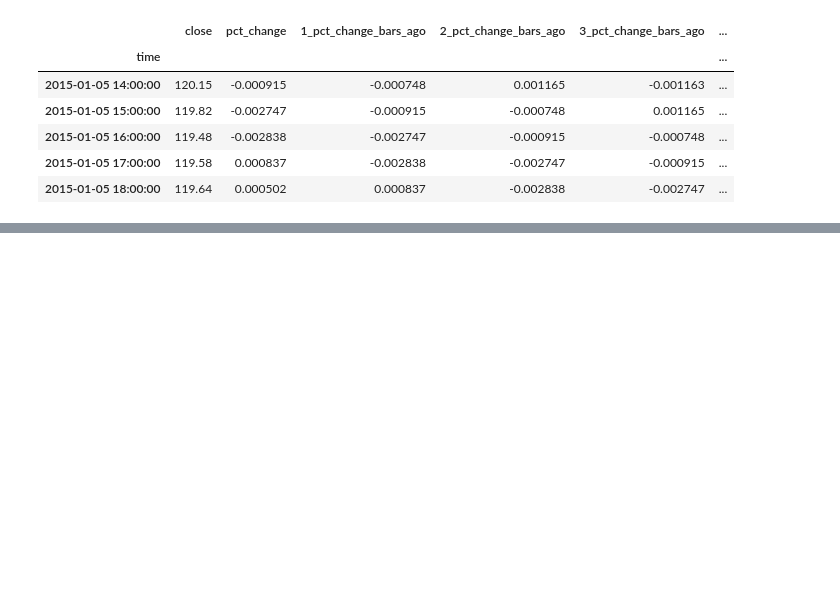
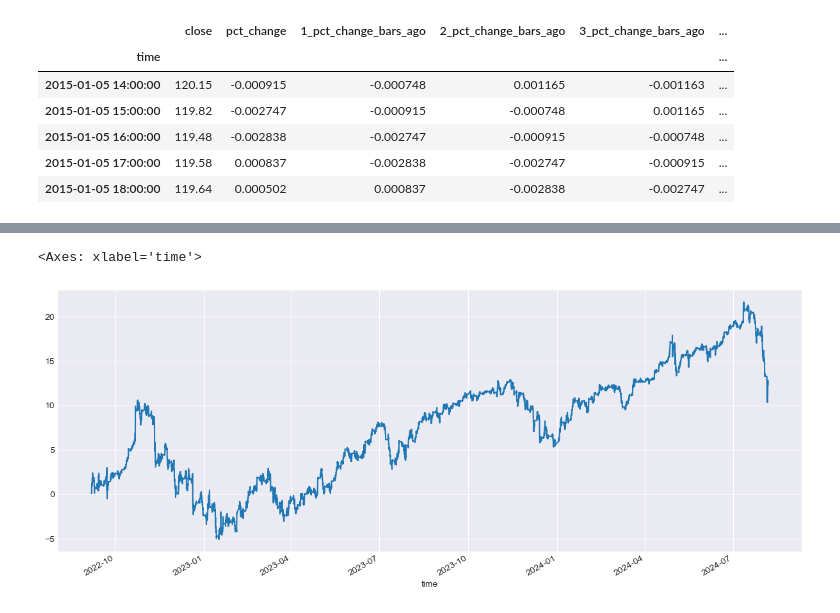
Before and after one commit to YarosInter/Time-Series-LinearRegression, a Jupyter notebook: LinearRegression Model.ipynb, the cells around one changed output, grey strips where cells are left out. Cells and saved outputs as stored; diff of their text form; code cells hidden in the pictures; blank space fills up the shorter version.

```diff
--- a/LinearRegression Model.ipynb
+++ b/LinearRegression Model.ipynb
@@ -201,0 +198,6 @@ pd.DataFrame(X_train_scaled, index=X_train.index, columns=X.columns).iloc[:,4:].
+# %%
+# Here I took the percent change which are the labels and added the predictions
+
+df_with_outcomes = df[["pct_change"]].iloc[split:]
+df_with_outcomes["prediction"] = predictions
+df_with_outcomes
@@ -201,0 +219,4 @@ pd.DataFrame(X_train_scaled, index=X_train.index, columns=X.columns).iloc[:,4:].
+# %%
+df_with_outcomes["real_position"] = np.sign(df_with_outcomes["pct_change"])
+df_with_outcomes["pred_position"] = np.sign(df_with_outcomes["prediction"])
+df_with_outcomes
@@ -201,0 +238,5 @@ pd.DataFrame(X_train_scaled, index=X_train.index, columns=X.columns).iloc[:,4:].
+# %%
+# I don't shift the predictions her since all feature were already shifted by one, so predictions are made with yesterday's data
+
+df_with_outcomes["returns"] = df_with_outcomes["pct_change"] * df_with_outcomes["pred_position"]
+df_with_outcomes
@@ -201,0 +258,7 @@ pd.DataFrame(X_train_scaled, index=X_train.index, columns=X.columns).iloc[:,4:].
+# %%
+# Plotting the P&l from the Linear Regression Model
+
+(df_with_outcomes["returns"].cumsum()*100).plot(figsize=(15,6))
+# %% [output]
+<Axes: xlabel='time'>
+[figure, added]
```
Also changed, not shown: parts of 17 cells of this notebook.
